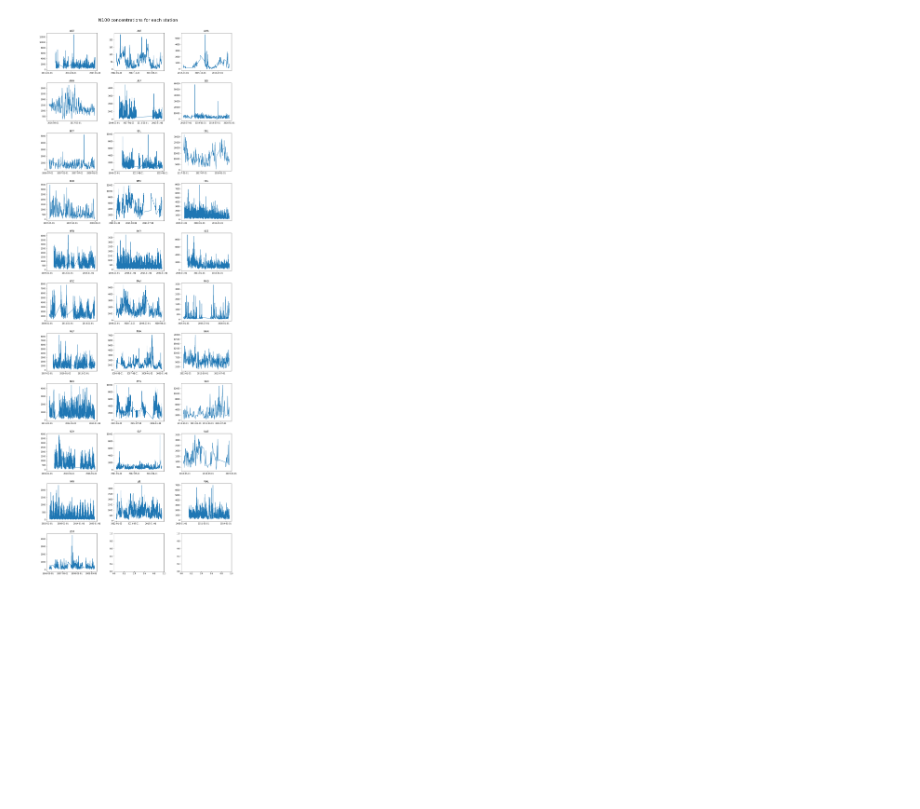
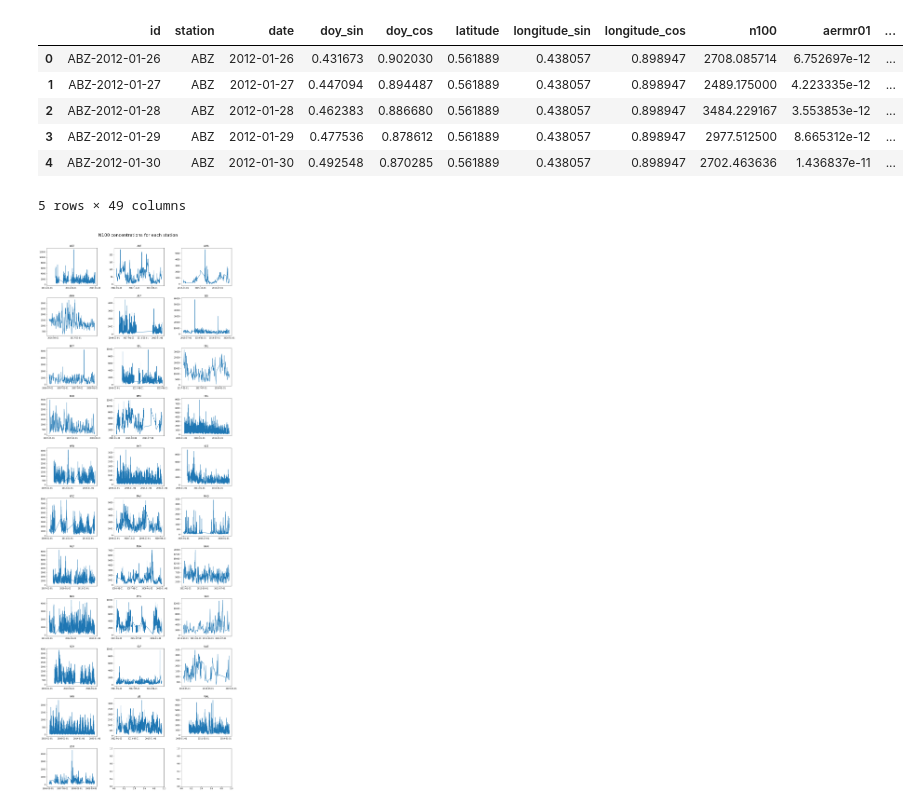
Before and after one commit to ellarauth/CCN-proxy-modeling, a Jupyter notebook: exploratory data analysis.ipynb, the cells around one changed output. Drawn from its saved outputs; the diff is of its cells as text; code cells hidden in the pictures; blank space fills up the shorter version.

```diff
--- a/exploratory data analysis.ipynb
+++ b/exploratory data analysis.ipynb
@@ -24,3 +24,21 @@ data.head()
+# %%
+data = pd.read_csv('data/full_data.csv', parse_dates=['date'])
+
+for v in variables:
+    if v not in dont_transform:
+        transformed = data[v]
+        transformed = transformed.where(transformed != transformed.min(), transformed.nlargest(2).iloc[-1])
+        data[v+'_log'] = np.log(transformed)
+
+data.head()
+# %% [output]
+|  | id | station | date | doy_sin | doy_cos | latitude | longitude_sin | longitude_cos | n100 | aermr01 | ... |
+| 0 | ABZ-2012-01-26 | ABZ | 2012-01-26 | 0.431673 | 0.902030 | 0.561889 | 0.438057 | 0.898947 | 2708.085714 | 6.752697e-12 | ... |
+| 1 | ABZ-2012-01-27 | ABZ | 2012-01-27 | 0.447094 | 0.894487 | 0.561889 | 0.438057 | 0.898947 | 2489.175000 | 4.223335e-12 | ... |
+| 2 | ABZ-2012-01-28 | ABZ | 2012-01-28 | 0.462383 | 0.886680 | 0.561889 | 0.438057 | 0.898947 | 3484.229167 | 3.553853e-12 | ... |
+| 3 | ABZ-2012-01-29 | ABZ | 2012-01-29 | 0.477536 | 0.878612 | 0.561889 | 0.438057 | 0.898947 | 2977.512500 | 8.665312e-12 | ... |
+| 4 | ABZ-2012-01-30 | ABZ | 2012-01-30 | 0.492548 | 0.870285 | 0.561889 | 0.438057 | 0.898947 | 2702.463636 | 1.436837e-11 | ... |
+5 rows × 49 columns
 # %%
 fig, axes = plt.subplots(11,3, figsize=(15,40))
 axes = iter(axes)
```
Also changed, not shown: parts of 13 cells of this notebook, 3 other files.
